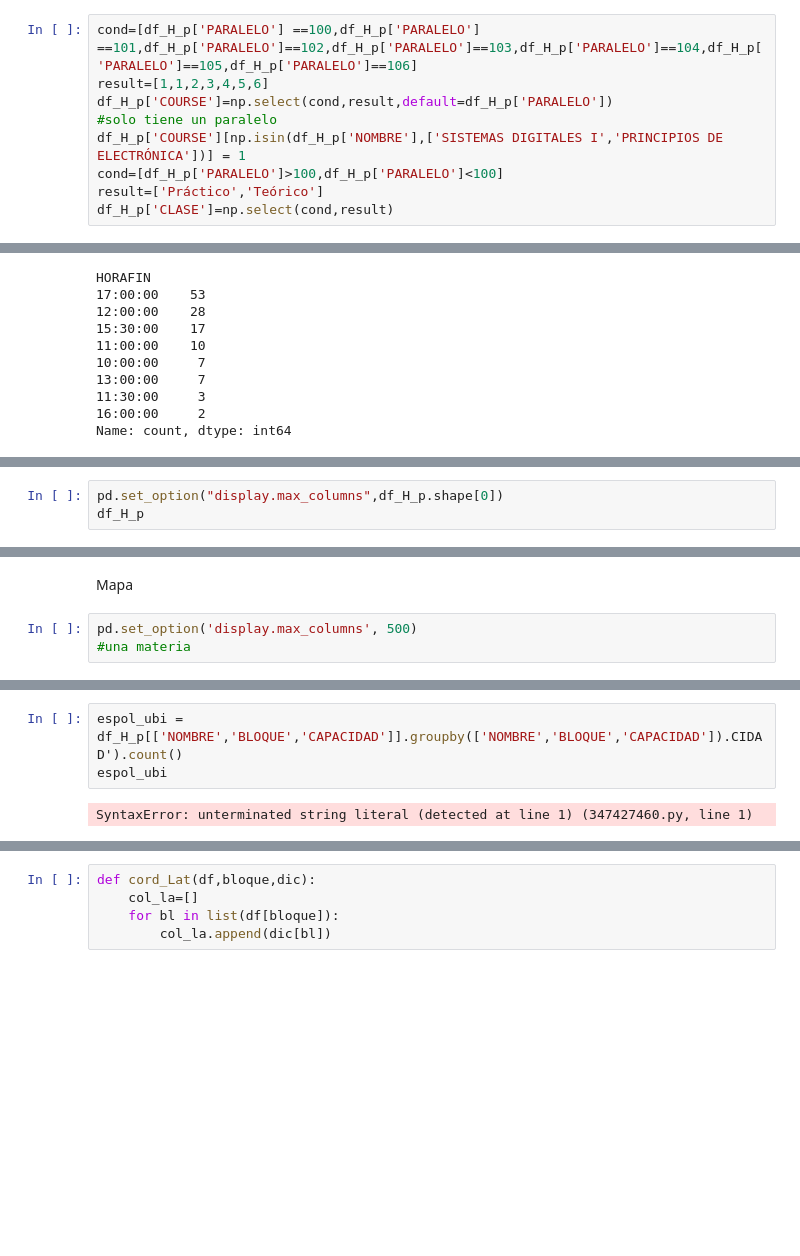
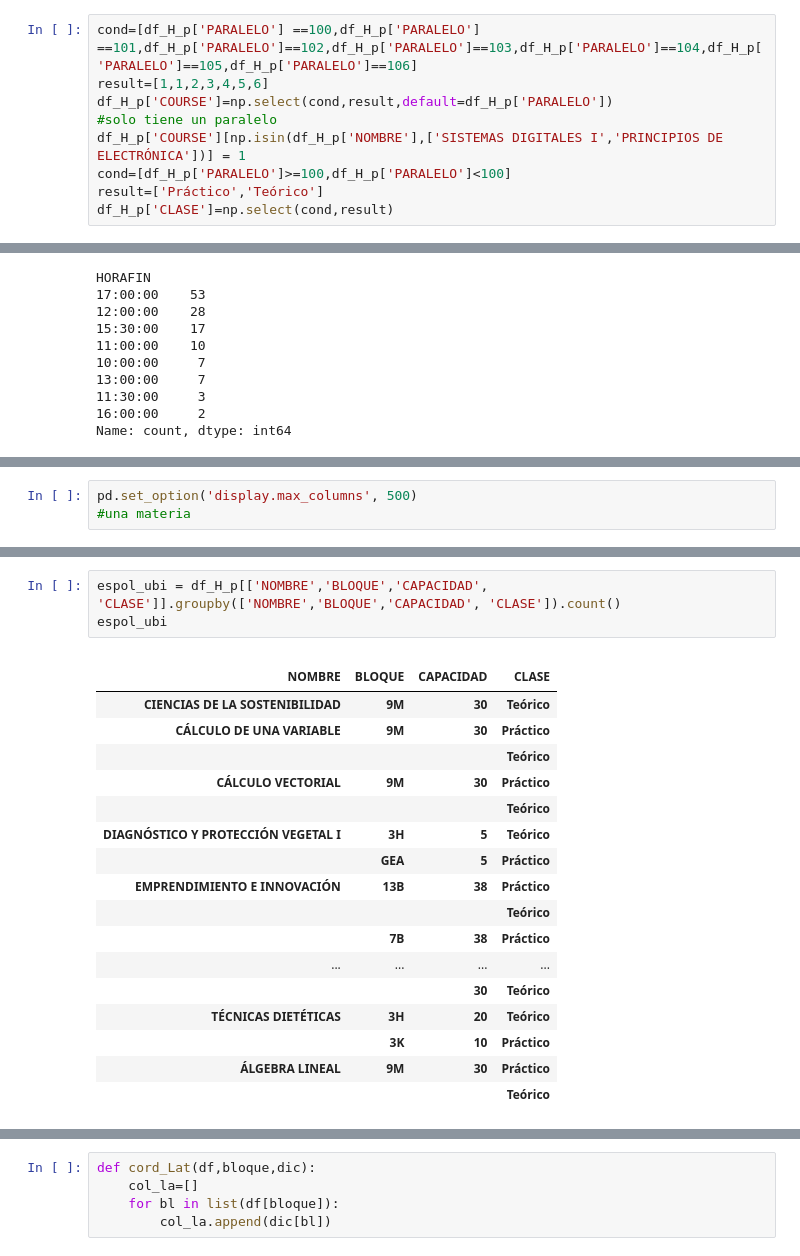
Before and after one commit to lromeror/Group_Slytheryn, a Jupyter notebook: EDA_ESPOL/EDA_ESPOL_PAE.ipynb, the cells around one changed output, grey strips where cells are left out. Cells and saved outputs as stored; diff of their text form; blank space fills up the shorter version.

```diff
--- a/EDA_ESPOL/EDA_ESPOL_PAE.ipynb
+++ b/EDA_ESPOL/EDA_ESPOL_PAE.ipynb
@@ -292,7 +273,7 @@ result=[1,1,2,3,4,5,6]
 df_H_p['COURSE']=np.select(cond,result,default=df_H_p['PARALELO'])
 #solo tiene un paralelo
 df_H_p['COURSE'][np.isin(df_H_p['NOMBRE'],['SISTEMAS DIGITALES I','PRINCIPIOS DE ELECTRÓNICA'])] = 1
-cond=[df_H_p['PARALELO']>100,df_H_p['PARALELO']<100]
+cond=[df_H_p['PARALELO']>=100,df_H_p['PARALELO']<100]
 result=['Práctico','Teórico']
 df_H_p['CLASE']=np.select(cond,result)
 # %% [markdown]
@@ -762,3 +568,0 @@ df_H_p.shape
-# %%
-pd.set_option("display.max_columns",df_H_p.shape[0])
-df_H_p
@@ -857,5 +569,3 @@ df_H_p[df_H_p['CAPACIDAD']!=df_H_p['CUPOPLANIFICADO']]
-# %% [markdown]
-Mapa
 # %%
 pd.set_option('display.max_columns', 500)
 #una materia
@@ -866,10 +576,27 @@ df_H_p.query("BLOQUE == 'GEA'")
 | 68 | 2023 | 0S | martes | 09:00:00 | 11:00:00 | PRODUCCIÓN VEGETAL I | AGRG1032 | 100 | N | ... |
 | 69 | 2023 | 0S | martes | 14:00:00 | 16:00:00 | DIAGNÓSTICO Y PROTECCIÓN VEGETAL I | AGRG1025 | 100 | N | ... |
 # %%
-espol_ubi = df_H_p[['NOMBRE','BLOQUE','CAPACIDAD']].groupby(['NOMBRE','BLOQUE','CAPACIDAD']).CIDAD').count()
+espol_ubi = df_H_p[['NOMBRE','BLOQUE','CAPACIDAD', 'CLASE']].groupby(['NOMBRE','BLOQUE','CAPACIDAD', 'CLASE']).count()
 espol_ubi
 # %% [output]
-SyntaxError: unterminated string literal (detected at line 1) (347427460.py, line 1)
+|  |  |  |  |
+| NOMBRE | BLOQUE | CAPACIDAD | CLASE |
+| CIENCIAS DE LA SOSTENIBILIDAD | 9M | 30 | Teórico |
+| CÁLCULO DE UNA VARIABLE | 9M | 30 | Práctico |
+|  |  |  | Teórico |
+| CÁLCULO VECTORIAL | 9M | 30 | Práctico |
+|  |  |  | Teórico |
+| DIAGNÓSTICO Y PROTECCIÓN VEGETAL I | 3H | 5 | Teórico |
+|  | GEA | 5 | Práctico |
+| EMPRENDIMIENTO E INNOVACIÓN | 13B | 38 | Práctico |
+|  |  |  | Teórico |
+|  | 7B | 38 | Práctico |
+| ... | ... | ... | ... |
+|  |  | 30 | Teórico |
+| TÉCNICAS DIETÉTICAS | 3H | 20 | Teórico |
+|  | 3K | 10 | Práctico |
+| ÁLGEBRA LINEAL | 9M | 30 | Práctico |
+|  |  |  | Teórico |
 # %%
 dic_ubi={
 
```
Also changed, not shown: parts of 36 cells of this notebook.
